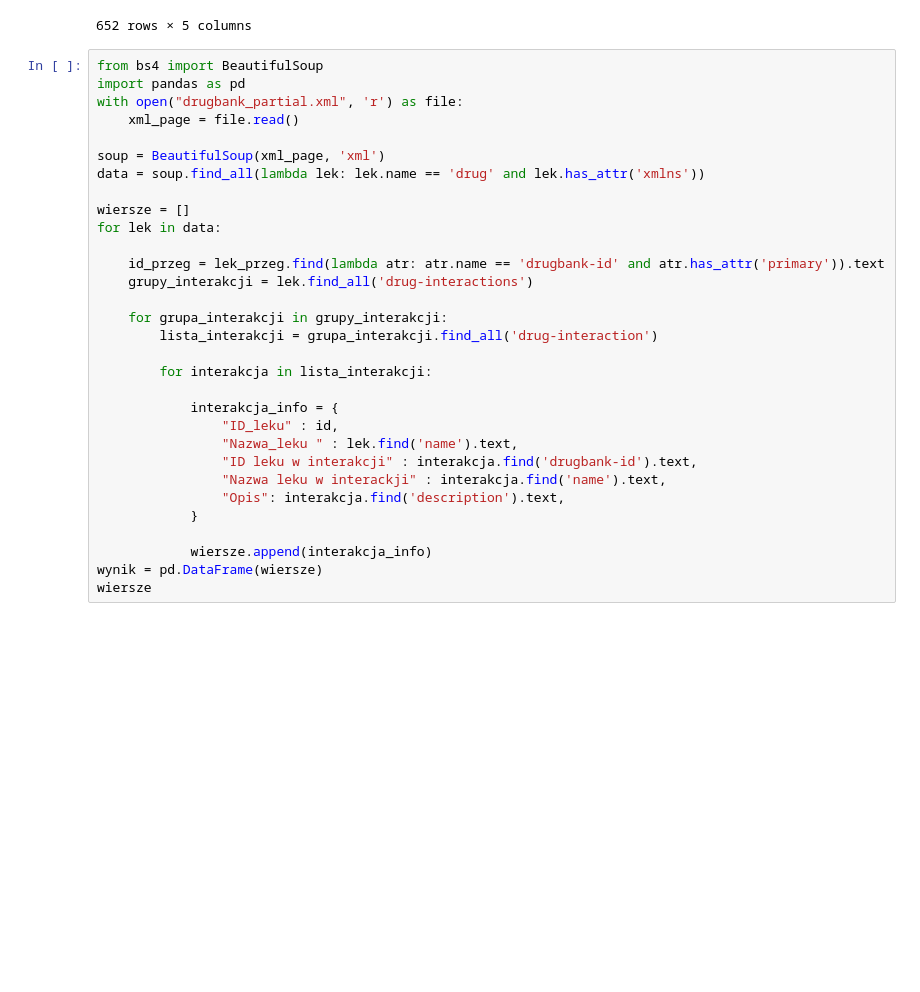
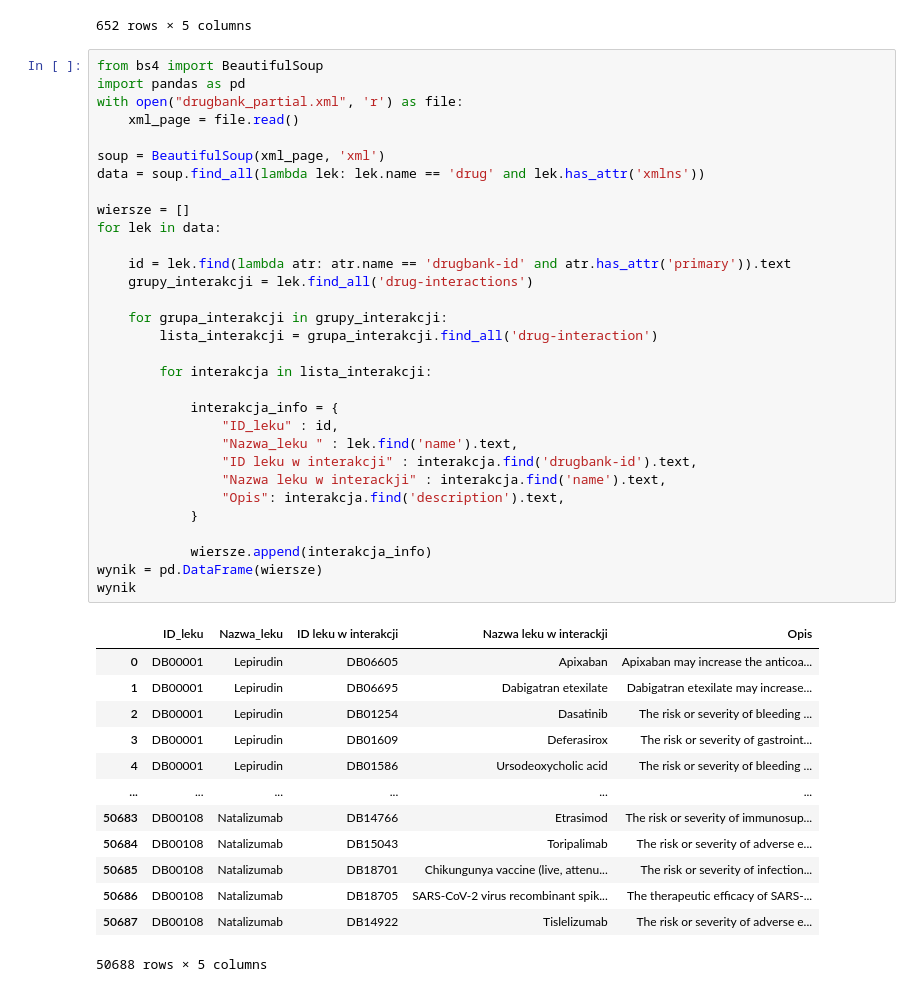
Before and after one commit to pstol123/drugbank-explorer, a Jupyter notebook: 1.ipynb, the cells around one changed output. Drawn from its saved outputs; the diff is of its cells as text; blank space fills up the shorter version.

```diff
--- a/1.ipynb
+++ b/1.ipynb
@@ -601,31 +601,45 @@ znajdz_produkty('DB00001')
 # %%
 from bs4 import BeautifulSoup
 import pandas as pd
 with open("drugbank_partial.xml", 'r') as file:
     xml_page = file.read()
 
 soup = BeautifulSoup(xml_page, 'xml')
 data = soup.find_all(lambda lek: lek.name == 'drug' and lek.has_attr('xmlns'))
 
 wiersze = []
 for lek in data:
 
-    id_przeg = lek_przeg.find(lambda atr: atr.name == 'drugbank-id' and atr.has_attr('primary')).text
+    id = lek.find(lambda atr: atr.name == 'drugbank-id' and atr.has_attr('primary')).text
     grupy_interakcji = lek.find_all('drug-interactions')
 
     for grupa_interakcji in grupy_interakcji:
         lista_interakcji = grupa_interakcji.find_all('drug-interaction')
 
         for interakcja in lista_interakcji:
 
             interakcja_info = {
                 "ID_leku" : id,
                 "Nazwa_leku " : lek.find('name').text,
                 "ID leku w interakcji" : interakcja.find('drugbank-id').text,
                 "Nazwa leku w interackji" : interakcja.find('name').text,
                 "Opis": interakcja.find('description').text,
             }
 
             wiersze.append(interakcja_info)
 wynik = pd.DataFrame(wiersze)
-wiersze
+wynik
+# %% [output]
+|  | ID_leku | Nazwa_leku | ID leku w interakcji | Nazwa leku w interackji | Opis |
+| 0 | DB00001 | Lepirudin | DB06605 | Apixaban | Apixaban may increase the anticoa... |
+| 1 | DB00001 | Lepirudin | DB06695 | Dabigatran etexilate | Dabigatran etexilate may increase... |
+| 2 | DB00001 | Lepirudin | DB01254 | Dasatinib | The risk or severity of bleeding ... |
+| 3 | DB00001 | Lepirudin | DB01609 | Deferasirox | The risk or severity of gastroint... |
+| 4 | DB00001 | Lepirudin | DB01586 | Ursodeoxycholic acid | The risk or severity of bleeding ... |
+| ... | ... | ... | ... | ... | ... |
+| 50683 | DB00108 | Natalizumab | DB14766 | Etrasimod | The risk or severity of immunosup... |
+| 50684 | DB00108 | Natalizumab | DB15043 | Toripalimab | The risk or severity of adverse e... |
+| 50685 | DB00108 | Natalizumab | DB18701 | Chikungunya vaccine (live, attenu... | The risk or severity of infection... |
+| 50686 | DB00108 | Natalizumab | DB18705 | SARS-CoV-2 virus recombinant spik... | The therapeutic efficacy of SARS-... |
+| 50687 | DB00108 | Natalizumab | DB14922 | Tislelizumab | The risk or severity of adverse e... |
+50688 rows × 5 columns
```
Also changed, not shown: parts of 2 cells of this notebook.
